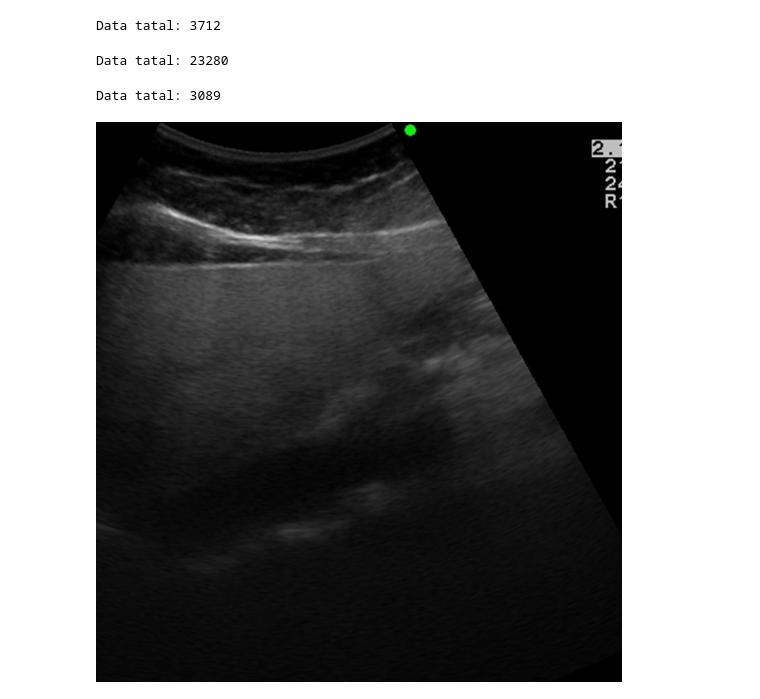
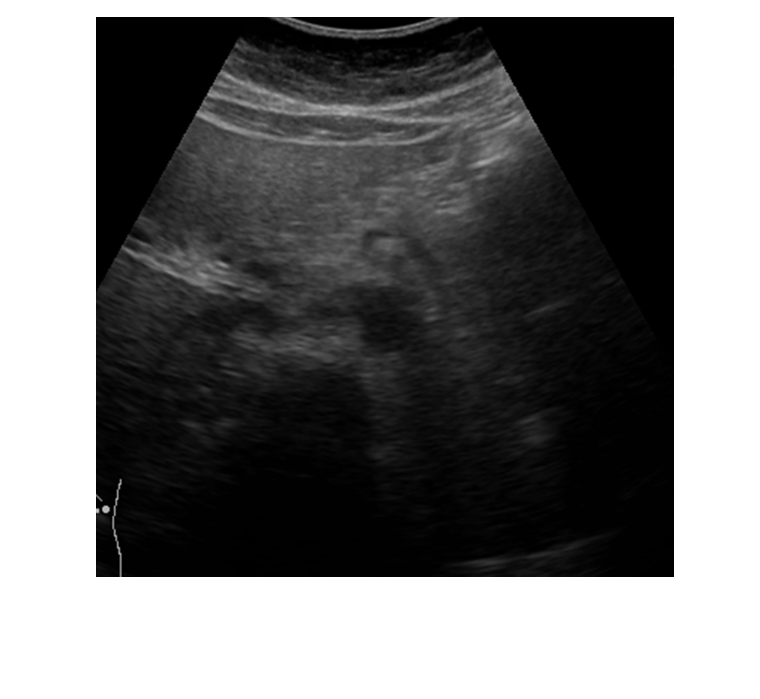
Before and after one commit to Peckkie/USAI_CCA2021, a Jupyter notebook: ChangingPathUSAI.ipynb, the cells around one changed output. Drawn from its saved outputs; the diff is of its cells as text; code cells hidden in the pictures; blank space fills up the shorter version.

Commit message:
add code to changing the path image

```diff
--- a/ChangingPathUSAI.ipynb
+++ b/ChangingPathUSAI.ipynb
@@ -1,7 +1,8 @@
 # %%
 import pandas as pd
 import os
-df = pd.read_csv(r'/home/jupyter/csvFile/Traindf_fold2_5.csv')
+df = pd.read_csv(r'/home/USAI002/codes/USAI/Testdf_result.csv')
 print('Data tatal:',len(df))
+
 df.head()
 # %% [output]
@@ -39,9 +20,9 @@ aa = []
 for i in range(len(Path)):
     a = Path[i].split('/')
     if len(a) == 10:
-        a = '/home/jupyter/'+a[3]+'/'+a[4]+'/'+a[5]+'/'+a[6]+'/'+a[7]+'/'+a[8]+'/'+a[9]
+        a = '/SSD/DATA/'+a[5]+'/'+a[6]+'/'+a[7]+'/'+a[8]+'/'+a[9]
     else:
-        a = '/home/jupyter/'+a[3]+'/'+a[4]+'/'+a[5]+'/'+a[6]+'/'+a[7]+'/'+a[8]+'/'+a[9]+'/'+a[10]
+        a = '/SSD/DATA/'+a[5]+'/'+a[6]+'/'+a[7]+'/'+a[8]+'/'+a[9]+'/'+a[10]
     aa.append(a)
 # %%
 df['PathG']=aa
@@ -50,69 +31,9 @@ df.to_csv('GTraindf_fold2_5.csv')
-# %%
-df = pd.read_csv(r'/home/jupyter/csvFile/Validationdf_fold2_5.csv')
-print('Data tatal:',len(df))
-
-Path = df['Path Crop'].tolist()
-
-aa = []
-for i in range(len(Path)):
-    a = Path[i].split('/')
-    if len(a) == 10:
-        a = '/home/jupyter/'+a[3]+'/'+a[4]+'/'+a[5]+'/'+a[6]+'/'+a[7]+'/'+a[8]+'/'+a[9]
-    else:
-        a = '/home/jupyter/'+a[3]+'/'+a[4]+'/'+a[5]+'/'+a[6]+'/'+a[7]+'/'+a[8]+'/'+a[9]+'/'+a[10]
-    aa.append(a)
-
-df['PathG']=aa
-os.chdir( '/home/jupyter/csvFile/')
-df.to_csv('GValidationdf_fold2_5.csv')
-# %% [output]
-Data tatal: 3712
-# %%
-df = pd.read_csv(r'/home/jupyter/csvFile/Traindf_fold1_5.csv')
-print('Data tatal:',len(df))
-
-Path = df['Path Crop'].tolist()
-
-aa = []
-for i in range(len(Path)):
-    a = Path[i].split('/')
-    if len(a) == 10:
-        a = '/home/jupyter/'+a[3]+'/'+a[4]+'/'+a[5]+'/'+a[6]+'/'+a[7]+'/'+a[8]+'/'+a[9]
-    else:
-        a = '/home/jupyter/'+a[3]+'/'+a[4]+'/'+a[5]+'/'+a[6]+'/'+a[7]+'/'+a[8]+'/'+a[9]+'/'+a[10]
-    aa.append(a)
-
-df['PathG']=aa
-os.chdir( '/home/jupyter/csvFile/')
-df.to_csv('GTraindf_fold1_5.csv')
-# %% [output]
-Data tatal: 23280
-# %%
-df = pd.read_csv(r'/home/jupyter/csvFile/Validationdf_fold1_5.csv')
-print('Data tatal:',len(df))
-
-Path = df['Path Crop'].tolist()
-
-aa = []
-for i in range(len(Path)):
-    a = Path[i].split('/')
-    if len(a) == 10:
-        a = '/home/jupyter/'+a[3]+'/'+a[4]+'/'+a[5]+'/'+a[6]+'/'+a[7]+'/'+a[8]+'/'+a[9]
-    else:
-        a = '/home/jupyter/'+a[3]+'/'+a[4]+'/'+a[5]+'/'+a[6]+'/'+a[7]+'/'+a[8]+'/'+a[9]+'/'+a[10]
-    aa.append(a)
-
-df['PathG']=aa
-os.chdir( '/home/jupyter/csvFile/')
-df.to_csv('GValidationdf_fold1_5.csv')
-# %% [output]
-Data tatal: 3089
 # %%
 #load image origin save to test.jpg
 import cv2
 from IPython.display import Image
-img_path = '/home/jupyter/HDD/VISION_dataset/USAI/ABnormal01/3 ABNORMAL/cropped/AB03 P2 C015.JPG'
+img_path = aa[0]
 img_c = cv2.imread(img_path)
 Image(filename=img_path)
 # %% [output]
-[figure, old version]
+[figure, new version]
```
Also changed, not shown: parts of 3 cells of this notebook.
